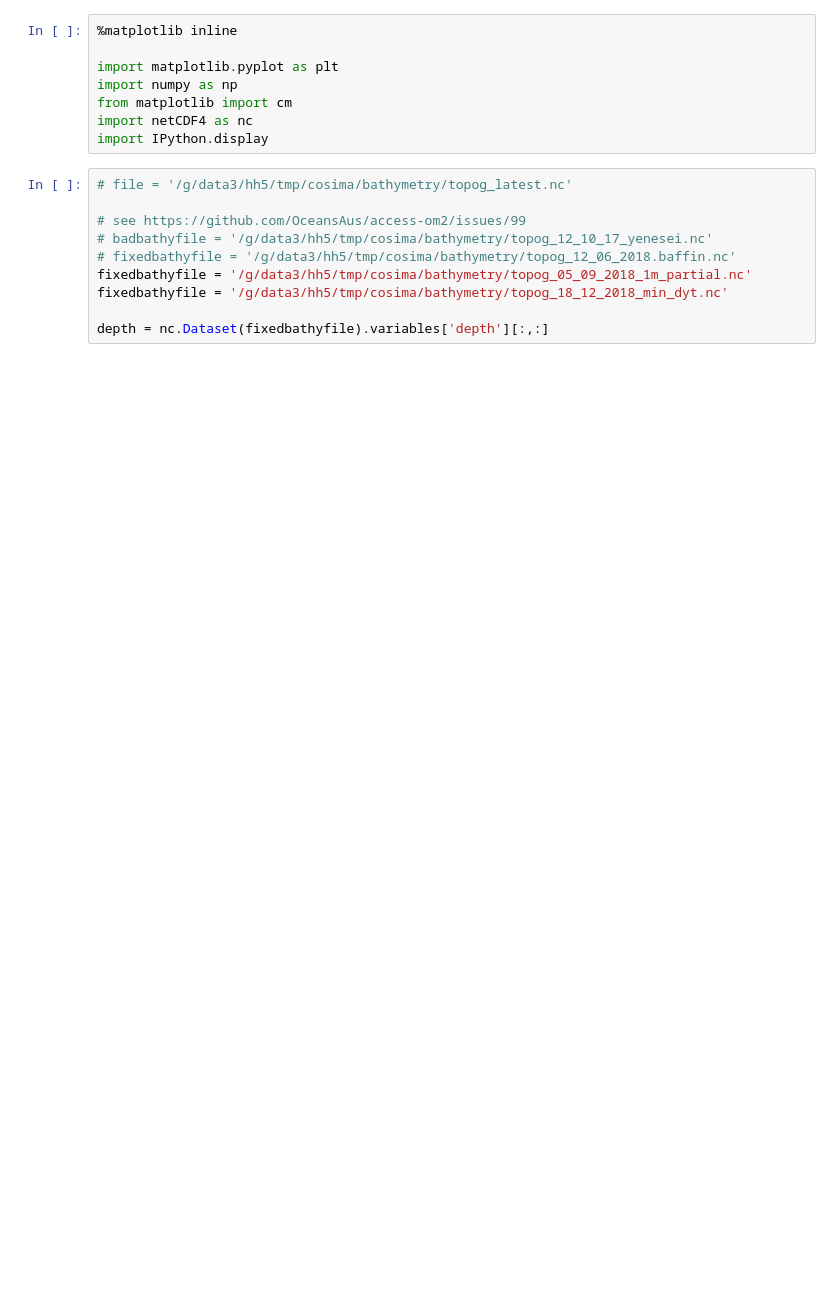
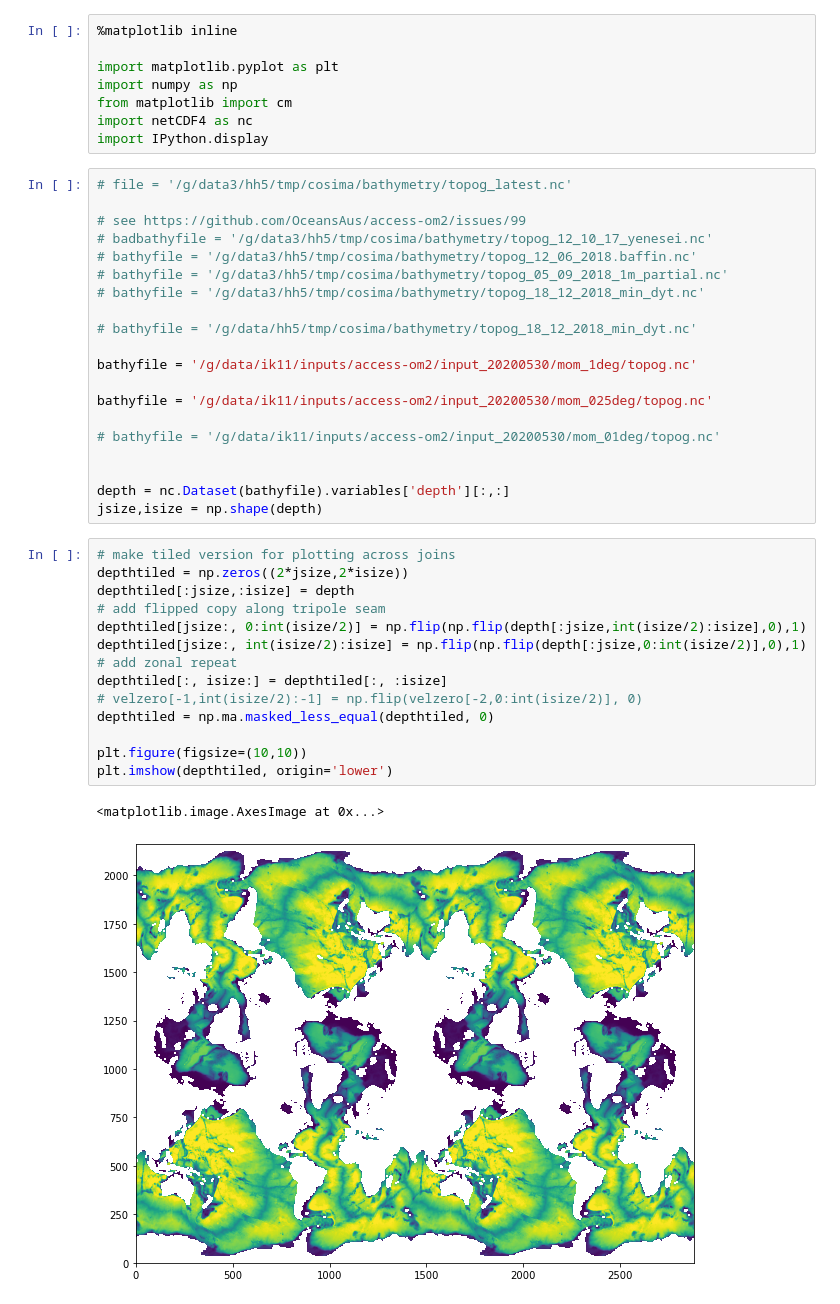
Before and after one commit to aekiss/notebooks, a Jupyter notebook: non-advective.ipynb, the cells around one changed output. Drawn from its saved outputs; the diff is of its cells as text; blank space fills up the shorter version.

```diff
--- a/non-advective.ipynb
+++ b/non-advective.ipynb
@@ -26,9 +16,36 @@ import IPython.display
 
 # see https://github.com/OceansAus/access-om2/issues/99
 # badbathyfile = '/g/data3/hh5/tmp/cosima/bathymetry/topog_12_10_17_yenesei.nc'
-# fixedbathyfile = '/g/data3/hh5/tmp/cosima/bathymetry/topog_12_06_2018.baffin.nc'
-fixedbathyfile = '/g/data3/hh5/tmp/cosima/bathymetry/topog_05_09_2018_1m_partial.nc'
-fixedbathyfile = '/g/data3/hh5/tmp/cosima/bathymetry/topog_18_12_2018_min_dyt.nc'
+# bathyfile = '/g/data3/hh5/tmp/cosima/bathymetry/topog_12_06_2018.baffin.nc'
+# bathyfile = '/g/data3/hh5/tmp/cosima/bathymetry/topog_05_09_2018_1m_partial.nc'
+# bathyfile = '/g/data3/hh5/tmp/cosima/bathymetry/topog_18_12_2018_min_dyt.nc'
 
-depth = nc.Dataset(fixedbathyfile).variables['depth'][:,:]
+# bathyfile = '/g/data/hh5/tmp/cosima/bathymetry/topog_18_12_2018_min_dyt.nc'
+
+bathyfile = '/g/data/ik11/inputs/access-om2/input_20200530/mom_1deg/topog.nc'
+
+bathyfile = '/g/data/ik11/inputs/access-om2/input_20200530/mom_025deg/topog.nc'
+
+# bathyfile = '/g/data/ik11/inputs/access-om2/input_20200530/mom_01deg/topog.nc'
+
+
+depth = nc.Dataset(bathyfile).variables['depth'][:,:]
+jsize,isize = np.shape(depth)
+# %%
+# make tiled version for plotting across joins
+depthtiled = np.zeros((2*jsize,2*isize))
+depthtiled[:jsize,:isize] = depth
+# add flipped copy along tripole seam
+depthtiled[jsize:, 0:int(isize/2)] = np.flip(np.flip(depth[:jsize,int(isize/2):isize],0),1)
+depthtiled[jsize:, int(isize/2):isize] = np.flip(np.flip(depth[:jsize,0:int(isize/2)],0),1)
+# add zonal repeat
+depthtiled[:, isize:] = depthtiled[:, :isize]
+# velzero[-1,int(isize/2):-1] = np.flip(velzero[-2,0:int(isize/2)], 0)
+depthtiled = np.ma.masked_less_equal(depthtiled, 0)
+
+plt.figure(figsize=(10,10))
+plt.imshow(depthtiled, origin='lower')
+# %% [output]
+<matplotlib.image.AxesImage at 0x...>
+[figure, added]
 # %%
```
Also changed, not shown: parts of 12 cells of this notebook.
